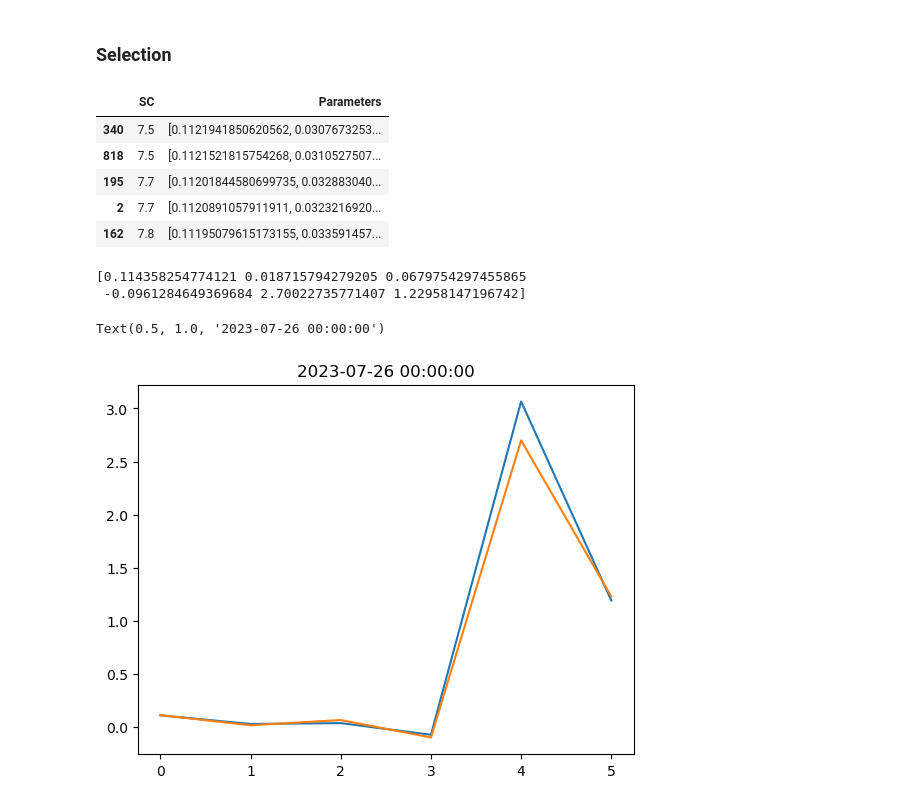
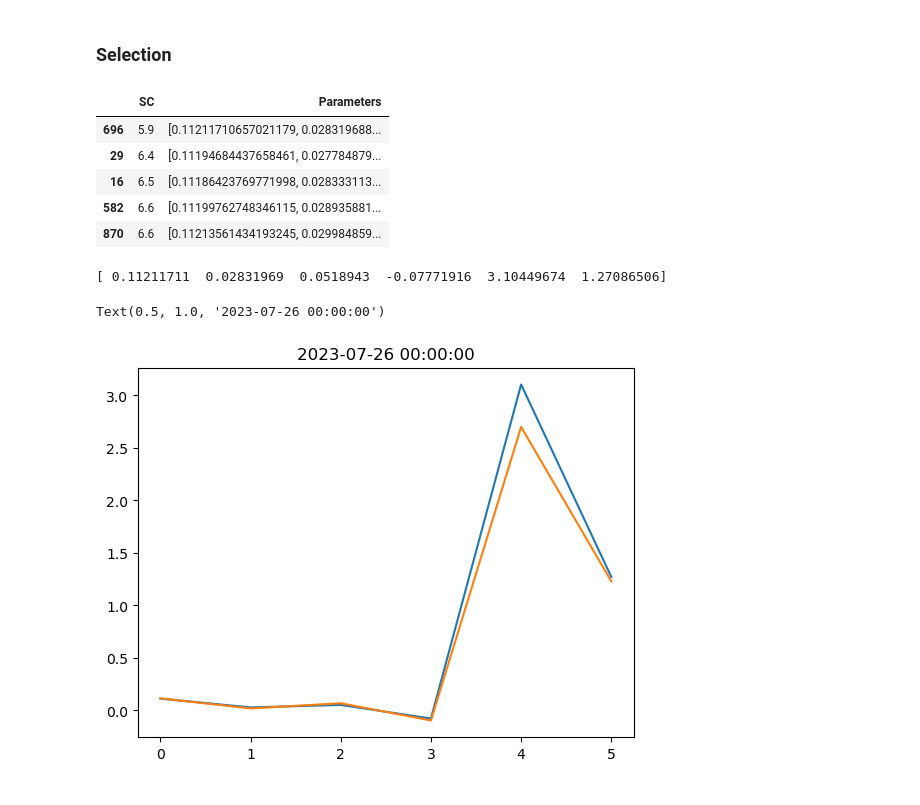
Before and after one commit to araujogab/Genetic-Algorithm, a Jupyter notebook: Svensson - v3.ipynb, the cells around one changed output. Saved outputs shown, nothing was run; the diff lists cells and outputs as text; code cells hidden in the pictures.

```diff
--- a/Svensson - v3.ipynb
+++ b/Svensson - v3.ipynb
@@ -177,7 +177,7 @@ individuals = np.concatenate((beta_previous.T, beta_approx.T), axis=0)
 df = df.loc[ref_date_str]
 
 alpha = 6
-var = 0.25
+#var = 0.5
 pi = 0.35
 ### 40% of the individuals survive
 s = int(0.4 * N)
@@ -235,24 +235,23 @@ for interation in range(10):
 selection.head()
 # %% [output]
 |  | SC | Parameters |
-| 340 | 7.5 | [0.1121941850620562, 0.0307673253... |
-| 818 | 7.5 | [0.1121521815754268, 0.0310527507... |
-| 195 | 7.7 | [0.11201844580699735, 0.032883040... |
-| 2 | 7.7 | [0.1120891057911911, 0.0323216920... |
-| 162 | 7.8 | [0.11195079615173155, 0.033591457... |
+| 696 | 5.9 | [0.11211710657021179, 0.028319688... |
+| 29 | 6.4 | [0.11194684437658461, 0.027784879... |
+| 16 | 6.5 | [0.11186423769771998, 0.028333113... |
+| 582 | 6.6 | [0.11199762748346115, 0.028935881... |
+| 870 | 6.6 | [0.11213561434193245, 0.029984859... |
 # %%
-dia26 = selection.iloc[0][0]
+dia26 = selection.iloc[0][1]
 dia26_anbima = parameters.iloc[-2,1:].values
-print(dia26_anbima)
+print(dia26)
 # %% [output]
-[0.114358254774121 0.018715794279205 0.0679754297455865
- -0.0961284649369684 2.70022735771407 1.22958147196742]
+[ 0.11211711  0.02831969  0.0518943  -0.07771916  3.10449674  1.27086506]
 # %%
 rounded_series = selection["Parameters"].apply(lambda lst: [round(x, 1) for x in lst])
 rounded_series[0:99]
-plt.plot(dia27)
-plt.plot(dia27_anbima)
+plt.plot(dia26)
+plt.plot(dia26_anbima)
 plt.title(f'{ref_date}')
 # %% [output]
 Text(0.5, 1.0, '2023-07-26 00:00:00')
-[figure, old version]
+[figure, new version]
```
Also changed, not shown: 1 other file.
